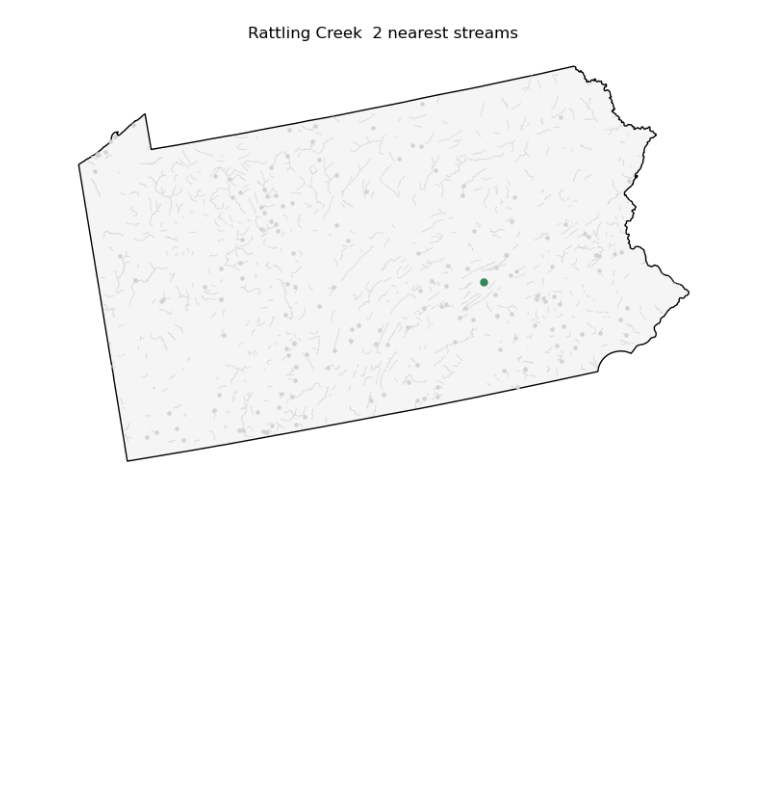
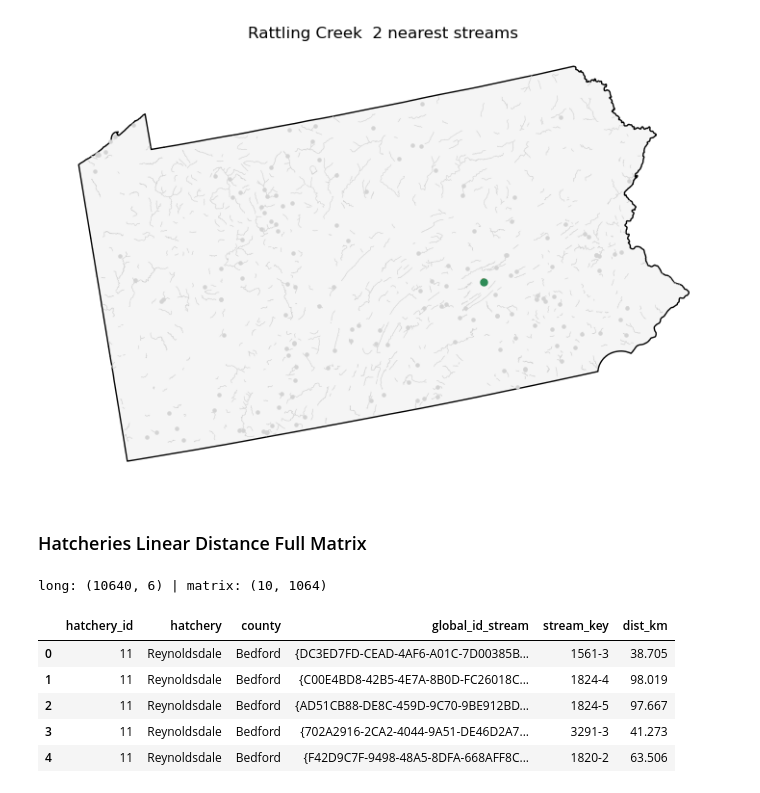
Before and after one commit to LoydGC/Troutimization-Project, a Jupyter notebook: notebooks/travel_arcs.ipynb, the cells around one changed output. Drawn from its saved outputs; the diff is of its cells as text; code cells hidden in the pictures; blank space fills up the shorter version.

```diff
--- a/notebooks/travel_arcs.ipynb
+++ b/notebooks/travel_arcs.ipynb
@@ -224,3 +220,39 @@ plot_closest_nursery()
 # %% [output]
 Closest: Rattling Creek — 0.0 km to nearest stream
 [figure]
+# %% [markdown]
+### Hatcheries Linear Distance Full Matrix
+# %%
+# Linear distance from every hatchery to every stocked trout stream *section*
+
+frames = []
+for h in hatcheries.itertuples():
+    d_km = stocked_trout.distance(h.geometry) / 1000
+    frames.append(pd.DataFrame({
+        "hatchery_id": h.ID,
+        "hatchery": h.NAME,
+        "county": h.COUNTY,
+        "global_id_stream": stocked_trout["GlobalID"].values,
+        "stream_key": stocked_trout["GIS_Key"].values,
+        "dist_km": d_km.round(3).values,
+    }))
+
+hatchery_dist_long = pd.concat(frames, ignore_index=True)
+hatchery_dist_long.to_csv("../data/interim/hatchery_to_section_distance_long.csv", index=False)
+
+# Wide matrix: one row per hatchery, one column per stream section (dist in km)
+hatchery_dist_matrix = hatchery_dist_long.pivot(
+    index="hatchery", columns="global_id_stream", values="dist_km"
+)
+hatchery_dist_matrix.to_csv("../data/interim/hatchery_to_section_distance_matrix.csv")
+
+print(f"long: {hatchery_dist_long.shape} | matrix: {hatchery_dist_matrix.shape}")
+hatchery_dist_long.head()
+# %% [output]
+long: (10640, 6) | matrix: (10, 1064)
+|  | hatchery_id | hatchery | county | global_id_stream | stream_key | dist_km |
+| 0 | 11 | Reynoldsdale | Bedford | {DC3ED7FD-CEAD-4AF6-A01C-7D00385B... | 1561-3 | 38.705 |
+| 1 | 11 | Reynoldsdale | Bedford | {C00E4BD8-42B5-4E7A-8B0D-FC26018C... | 1824-4 | 98.019 |
+| 2 | 11 | Reynoldsdale | Bedford | {AD51CB88-DE8C-459D-9C70-9BE912BD... | 1824-5 | 97.667 |
+| 3 | 11 | Reynoldsdale | Bedford | {702A2916-2CA2-4044-9A51-DE46D2A7... | 3291-3 | 41.273 |
+| 4 | 11 | Reynoldsdale | Bedford | {F42D9C7F-9498-48A5-8DFA-668AFF8C... | 1820-2 | 63.506 |
```
Also changed, not shown: parts of 6 cells of this notebook.
